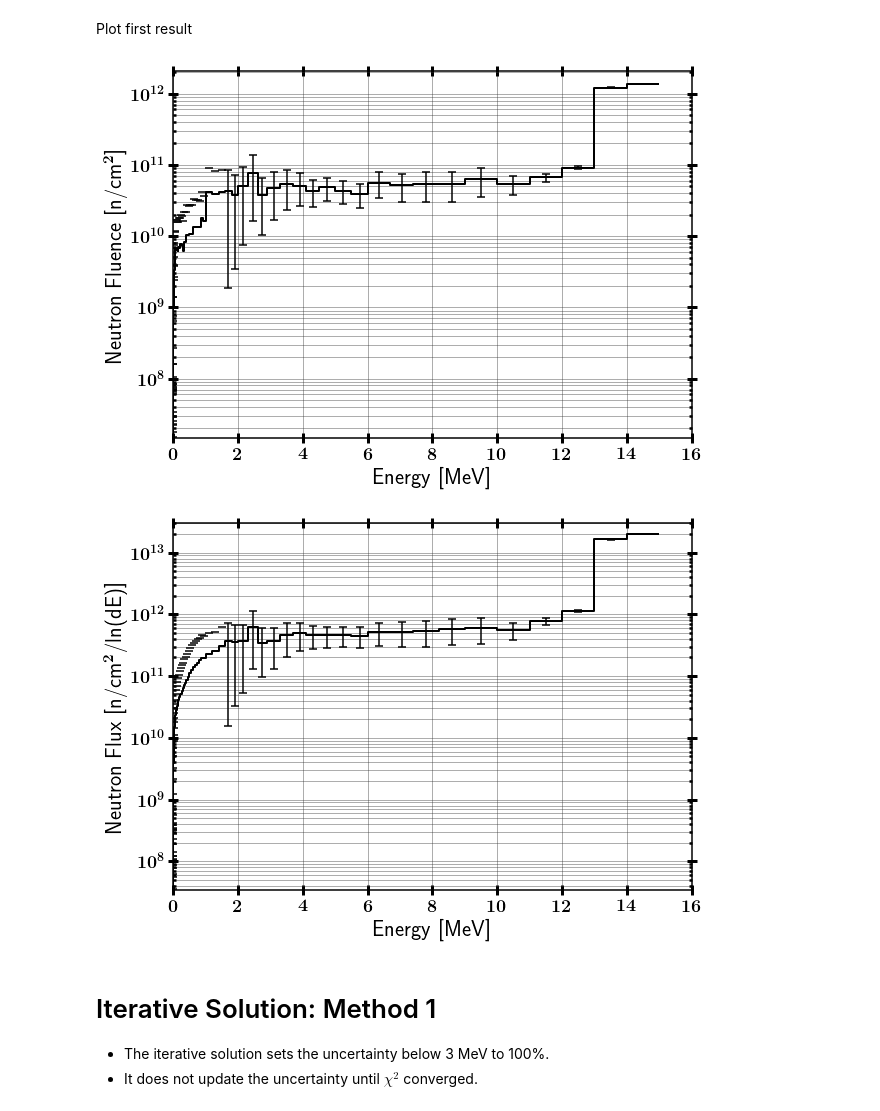
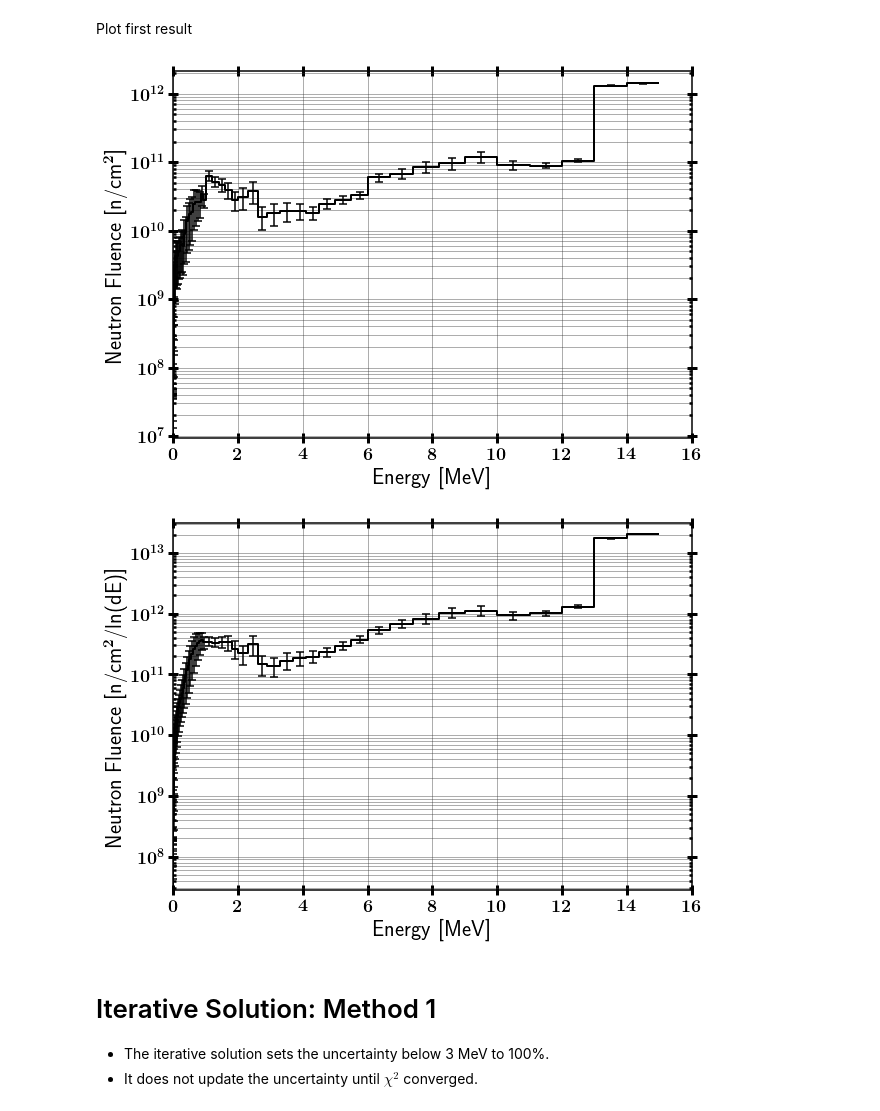
Before and after one commit to nickquartemont/NENG612, a Jupyter notebook: NIF_Unfold/Unfold/Unfold_Walkthrough1.ipynb, the cells around one changed output. Drawn from its saved outputs; the diff is of its cells as text; code cells hidden in the pictures.

```diff
--- a/NIF_Unfold/Unfold/Unfold_Walkthrough1.ipynb
+++ b/NIF_Unfold/Unfold/Unfold_Walkthrough1.ipynb
@@ -72,7 +72,7 @@ STAYSL is ran by executing the executable from the command line
 import pandas as pd
 from DataAnalysis.DataManipulation import bin_integration, bin_differentiation
 
-path = 'C:/Users/nickq/Documents/AFIT_Masters/NENG612/NIF_Unfold/Unfold/STAYSL/Pin_N120405v2/stayslin.out'
+path = 'C:/Users/nickq/Documents/AFIT_Masters/NENG612/NIF_Unfold/Unfold/STAYSL/Pin_N120405_iter/stayslin.out'
 df = pd.read_table(path, engine='python', sep='\s+', skiprows=101, skipfooter=649, header=None,
                    names=['lowE', 'adjFlux', 'unadjFlux', 'fluxRatio', 'adjStd',
                           'unadjStd', 'uncertRatio', 'integralFlux', 'intFluxUncert'])
@@ -114,28 +114,28 @@ Plot first result
 # %%
 from DataAnalysis.Histograms import Histogram
 import matplotlib
 %matplotlib inline
 
-outpath ='C:/Users/nickq/Documents/AFIT_Masters/NENG612/NIF_Unfold/Unfold/STAYSL/Pin_N120405v2/'
+outpath ='C:/Users/nickq/Documents/AFIT_Masters/NENG612/NIF_Unfold/Unfold/STAYSL/Pin_N120405_iter/'
 adjHisto = Histogram()
 adjHisto.build_histo(df['lowE'].tolist(), df['adjFlux'].tolist(), uncert=df['adjStd'].tolist(),
                      edgeLoc='low')
 
 adjHisto.plot(xMin=1E-6, logX=False, logY=True,
                   xLabel='Energy [MeV]', yLabel='Neutron Fluence [n/cm$^2$]',
                   savePath=outpath+'Pin1',includeMarkers=False,
                   legend=False)
 adjLethargyHisto = Histogram()
 adjLethargyHisto.build_histo(df['lowE'].tolist(), df['adjLethargy'].tolist(), uncert=df['adjLethargyStd'].tolist(),
                      edgeLoc='low')
 
 adjLethargyHisto.plot( xMin=1E-6, logX=False, logY=True,
-                  xLabel='Energy [MeV]', yLabel='Neutron Flux [n/cm$^2$/ln(dE)]',
+                  xLabel='Energy [MeV]', yLabel='Neutron Fluence [n/cm$^2$/ln(dE)]',
                   savePath=outpath+'Pin1d_Lethargic',includeMarkers=False,
                   legend=False)
 # %% [output]
-[figure, old version]
+[figure, new version]
-[figure, old version]
+[figure, new version]
 # %% [markdown]
 # Iterative Solution: Method 1
   - The iterative solution sets the uncertainty below 3 MeV to 100%.
```
Also changed, not shown: parts of 5 cells of this notebook, 23 other files.
